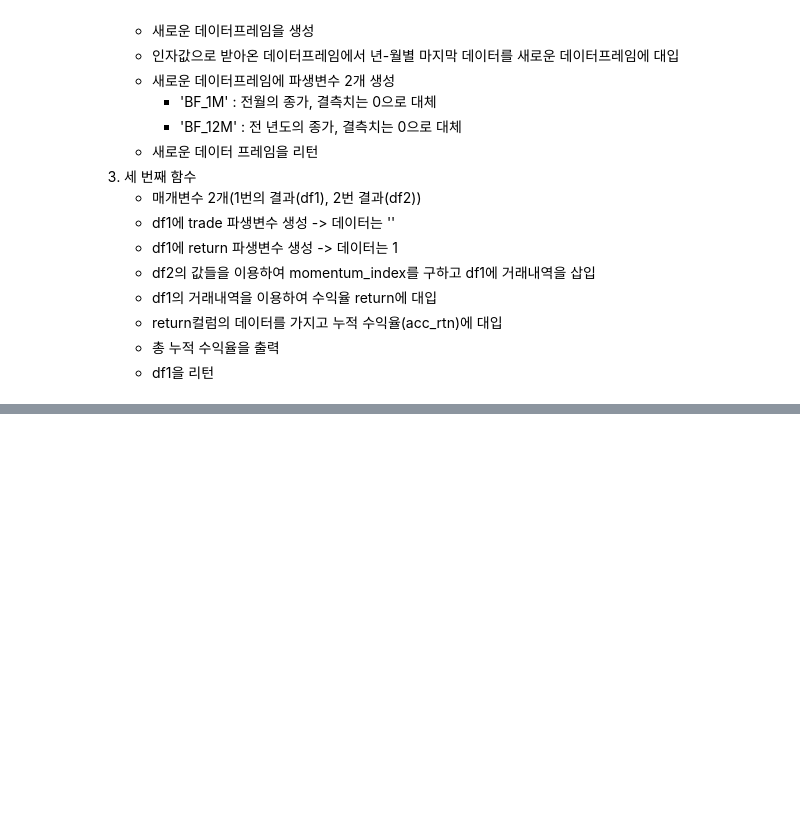
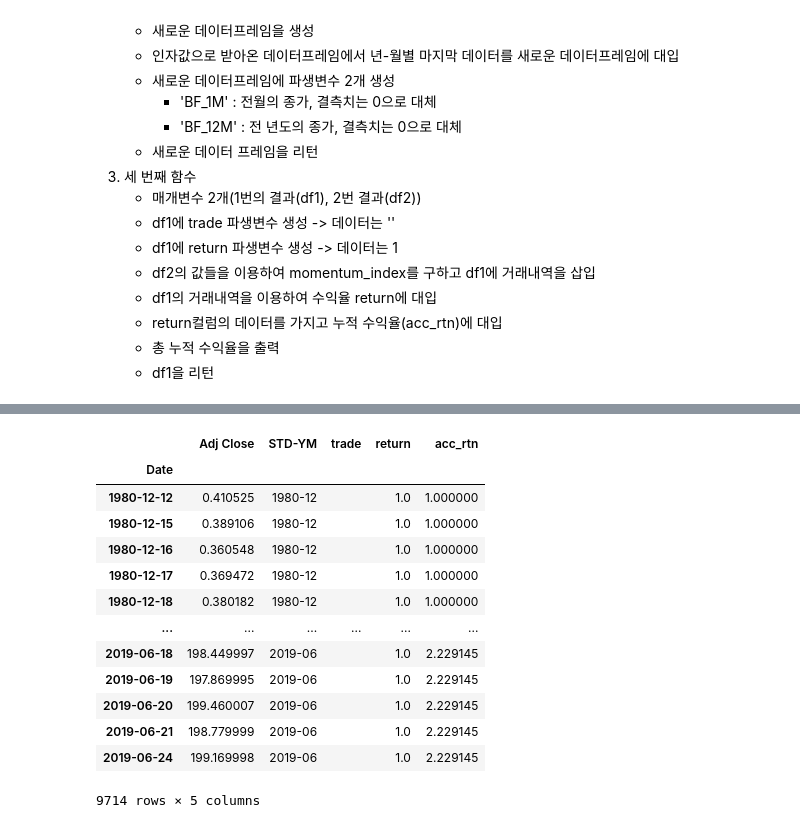
Before and after one commit to Jay-hook/Big-Data-Analysis-Basic, a Jupyter notebook: python/230821/02_momentum.ipynb, the cells around one changed output, grey strips where cells are left out. Drawn from its saved outputs; the diff is of its cells as text; code cells hidden in the pictures; blank space fills up the shorter version.

```diff
--- a/python/230821/02_momentum.ipynb
+++ b/python/230821/02_momentum.ipynb
@@ -286,9 +186,14 @@ df = pd.read_csv('../../csv/AAPL.csv')
 # %%
 # 첫 번째 함수
-def add_col(df, col = 'Close'):
+def add_col(df, col = 'Close', start="20080101", end = "20231231"):
     # Date 라는 컬럼이 존재하는가?
     if 'Date' in df.columns:
         df.set_index('Date', inplace=True)
+
+    start = int(start) - 10000
+    start = datetime.strptime(str(start), '%Y%m%d').isoformat()
+    end = datetime.strptime(end, '%Y%m%d').isoformat()
+
 
     # 수정종가를 제외한 나머지 컬럼은 제거
     df = df[[col]]
@@ -300,9 +205,11 @@ def add_col(df, col = 'Close'):
     # 인덱스를 시계열 데이터로 변경
     df.index = pd.to_datetime(df.index, format='%Y-%m-%d')
 
+    df = df.loc[start:end]
+
     # 인덱스의 시계열중 '년-월' 추출하여 STD-YM에 대입
     df['STD-YM'] = (df.index.strftime('%Y-%m')).to_list()
 
     return df
 # %%
-momentum_data = add_col(df)
+momentum_data = add_col(df, 'Adj Close')
@@ -308,0 +233,28 @@ momentum_data = add_col(df)
+# %%
+def add_df(df):
+    # 기준이 되는 컬럼
+    col = df.columns[0]
+    # case1
+    # 새로운 컬럼을 생성
+    # df2 = pd.DataFrame()
+
+    # # STD-YM데이터의 중복된 데이터를 제거하고 리스트 형태로 변수에 대입
+    # _list = df['STD-YM'].unique()
+
+    # # _list를 기준으로 반복문을 사용
+    # for i in _list:
+    #     last_data = df.loc[df['STD-YM'] == i].tail(1)
+    #     df2 = pd.concat([df2, last_data], axis=0)
+
+    # case2 인덱스의 조건식으로 말일의 데이터를 출력(현재행의 STD-YM과 다음 행의 STD-YM이 다른 경우)
+    flag = df['STD-YM'] != df.shift(-1)['STD-YM']
+    df2 = df.loc[flag]
+
+    # 전월의 종가를 BF_1M에 대입
+    df2['BF_1M'] = df2.shift(1)[col].fillna(0)
+    # 전 년도의 종가를 BF_12M에 대입
+    df2['BF_12M'] = df2.shift(12)[col].fillna(0)
+
+    return df2
+# %%
+momentum_data2 = add_df(momentum_data)
@@ -308,0 +339,3 @@ momentum_data = add_col(df)
+# %%
+add_rtn(momentum_data, momentum_data2)
+# %% [output]
@@ -308,0 +359,14 @@ momentum_data = add_col(df)
+|  | Adj Close | STD-YM | trade | return | acc_rtn |
+| Date |  |  |  |  |  |
+| 1980-12-12 | 0.410525 | 1980-12 |  | 1.0 | 1.000000 |
+| 1980-12-15 | 0.389106 | 1980-12 |  | 1.0 | 1.000000 |
+| 1980-12-16 | 0.360548 | 1980-12 |  | 1.0 | 1.000000 |
+| 1980-12-17 | 0.369472 | 1980-12 |  | 1.0 | 1.000000 |
+| 1980-12-18 | 0.380182 | 1980-12 |  | 1.0 | 1.000000 |
+| ... | ... | ... | ... | ... | ... |
+| 2019-06-18 | 198.449997 | 2019-06 |  | 1.0 | 2.229145 |
+| 2019-06-19 | 197.869995 | 2019-06 |  | 1.0 | 2.229145 |
+| 2019-06-20 | 199.460007 | 2019-06 |  | 1.0 | 2.229145 |
+| 2019-06-21 | 198.779999 | 2019-06 |  | 1.0 | 2.229145 |
+| 2019-06-24 | 199.169998 | 2019-06 |  | 1.0 | 2.229145 |
+9714 rows × 5 columns
```
Also changed, not shown: parts of 22 cells of this notebook, 1 other file.
